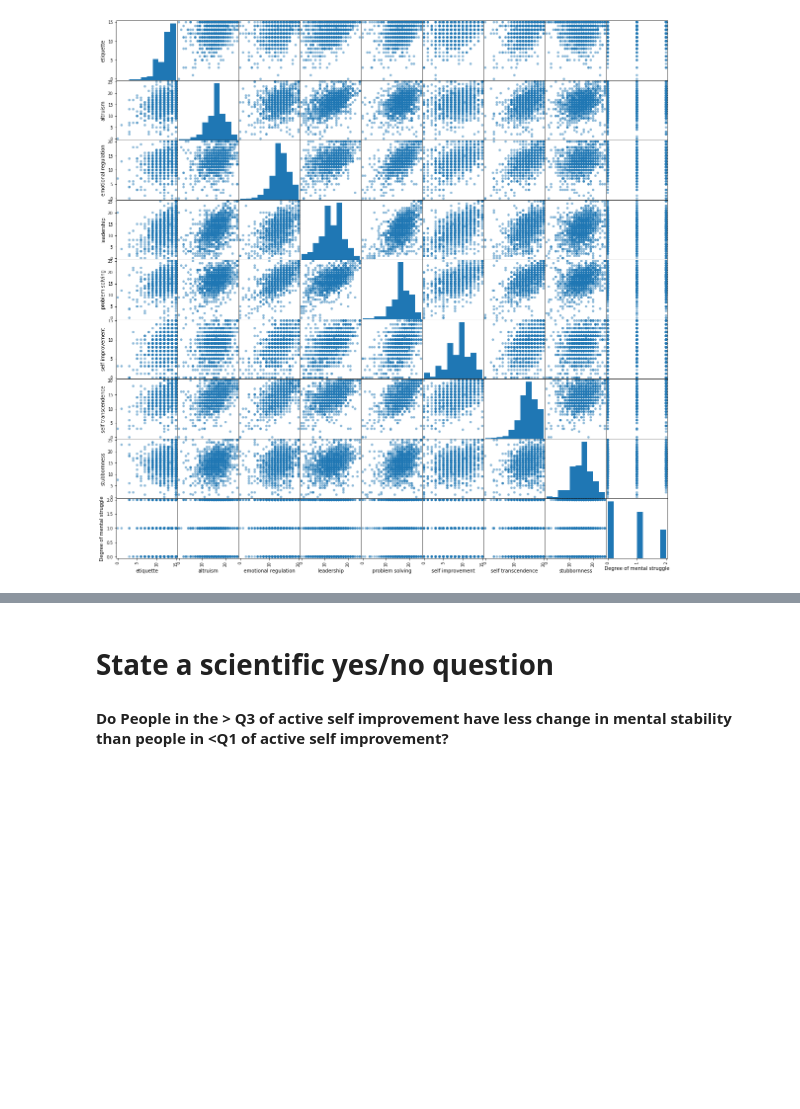
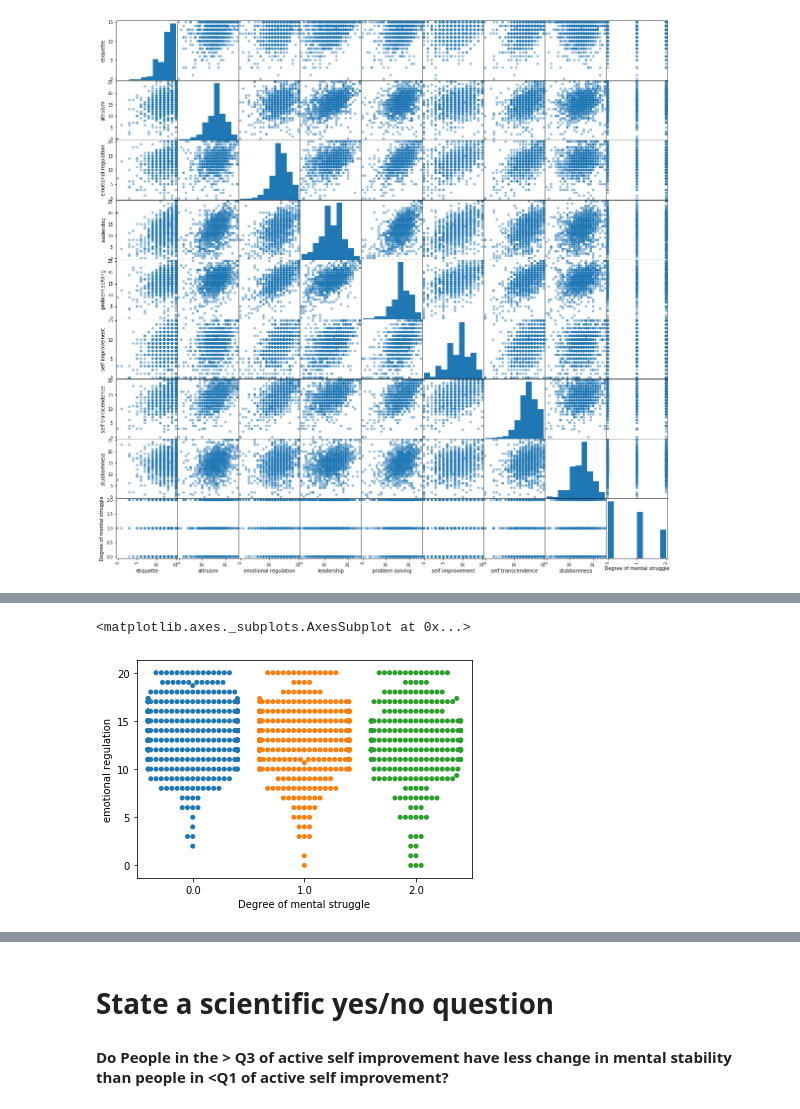
Before and after one commit to josephshanks/JapanEarthquake2011, a Jupyter notebook: S1.ipynb, the cells around one changed output, grey strips where cells are left out. Cells and saved outputs as stored; diff of their text form; code cells hidden in the pictures; blank space fills up the shorter version.

```diff
--- a/S1.ipynb
+++ b/S1.ipynb
@@ -615,0 +623,5 @@ sns.stripplot(data=df_frog,
+# %%
+jitterplot('emotional regulation')
+# %% [output]
+<matplotlib.axes._subplots.AxesSubplot at 0x...>
+[figure, added]
```
Also changed, not shown: parts of 22 cells of this notebook.
